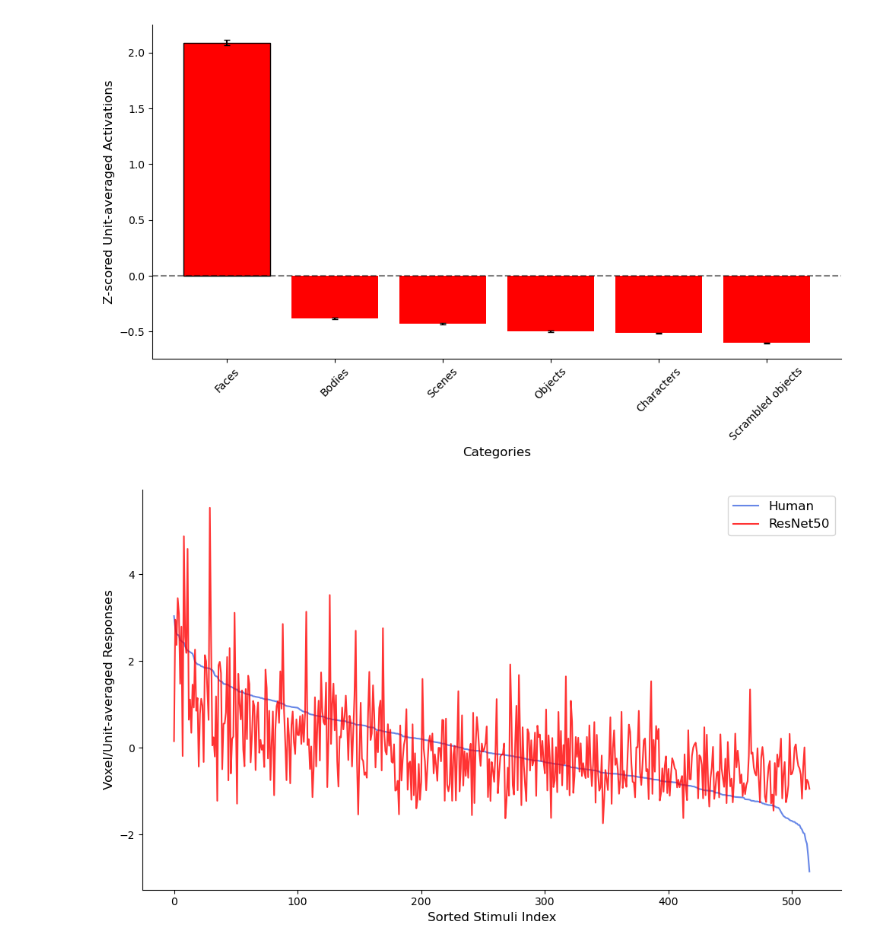
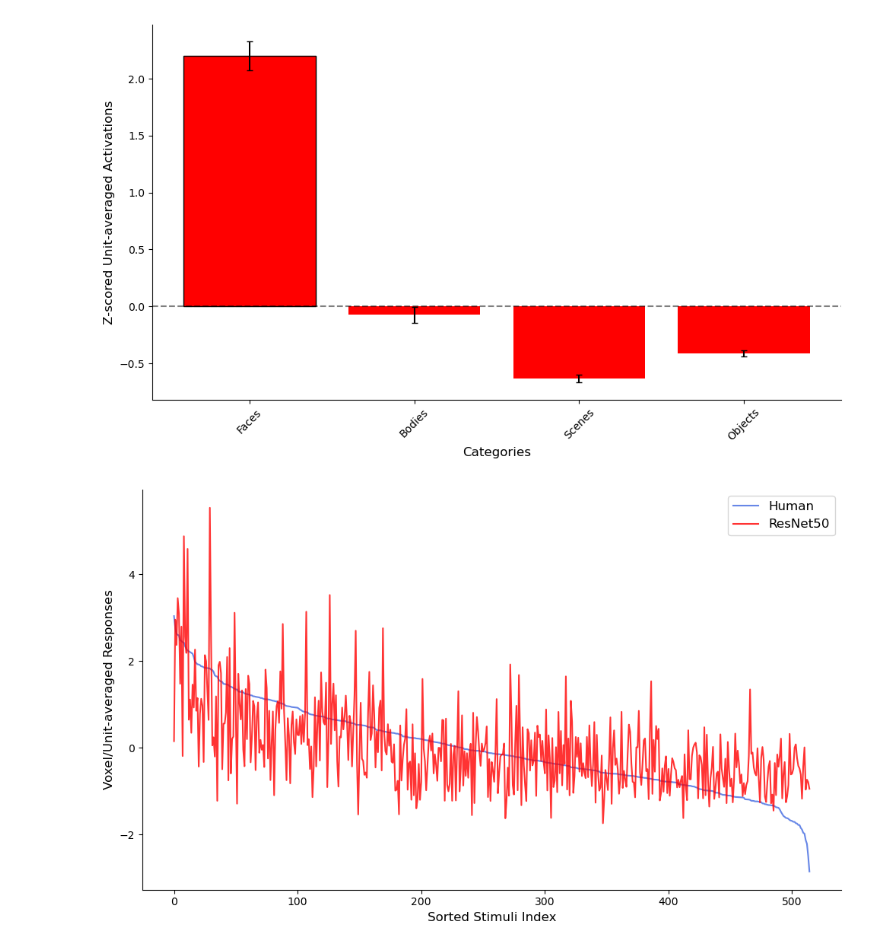
Before and after one commit to murtylab/comparing-category-selectivity, a Jupyter notebook: preprint/schematic.ipynb, the cells around one changed output. Drawn from its saved outputs; the diff is of its cells as text; code cells hidden in the pictures.

```diff
--- a/preprint/schematic.ipynb
+++ b/preprint/schematic.ipynb
@@ -44,4 +35,14 @@ gs_acts_univariate = {k: v.mean(axis=-1) for k, v in gs_acts.items()}
 # %%
+# Grill-Spector FBSOWSc
+gs_acts = model_utils.get_dataset_activations(
+    MODELS_DIR, GRILLSPECTOR_LOCALIZER_DIR, \
+    model, ma.get_froi_models_layers(froi, froi)[model.name],
+    dataset='localizer', localizer_type=model_localizer, \
+    froi=froi, tthreshold=tthreshold, \
+    froi_localizer=model_localizer, froi_localizer_dir=GRILLSPECTOR_LOCALIZER_DIR
+)
+gs_acts_univariate = {k: v.mean(axis=-1) for k, v in gs_acts.items()}
+
 # Prepare data for plotting with z-scoring
 categories = list(gs_acts_univariate.keys())
 
@@ -89,8 +90,67 @@ plt.tight_layout()
 
 plt.savefig(f'{plot_dir}/model_localization_contrast.pdf', dpi=300, bbox_inches='tight')
 # plt.show()
-# %% [output]
-[figure, removed]
+# %%
+# Konkle FBSO
+ko_acts = model_utils.get_dataset_activations(
+    MODELS_DIR, KONKLE_LOCALIZER_DIR, \
+    model, ma.get_froi_models_layers(froi, froi)[model.name],
+    dataset='localizer', localizer_type='konkle', \
+    froi=froi, tthreshold=tthreshold, \
+    froi_localizer=model_localizer, froi_localizer_dir=GRILLSPECTOR_LOCALIZER_DIR
+)
+ko_acts_univariate = {k: v.mean(axis=-1) for k, v in ko_acts.items()}
+
+# Prepare data for plotting with z-scoring
+categories = list(ko_acts_univariate.keys())
+
+# Reorder categories and rename 'places' to 'scenes'
+# category_mapping = {'places': 'scenes', 'scrambledobjects': 'scrambled objects'}
+# ordered_categories = ['faces', 'bodies', 'places', 'objects', 'characters', 'scrambledobjects']
+ordered_categories = ['faces', 'bodies', 'scenes', 'objects']
+# display_names = [category_mapping.get(cat, cat) for cat in ordered_categories]
+
+# Get all activations and compute overall mean and std for z-scoring
+all_vals = torch.cat([ko_acts_univariate[cat] for cat in categories])
+overall_mean = all_vals.mean().cpu().numpy()
+overall_std = all_vals.std().cpu().numpy()
+
+# Compute z-scored medians and SEMs for the ordered categories
+z_medians = [(torch.median(ko_acts_univariate[cat]).cpu().numpy() - overall_mean) / overall_std for cat in ordered_categories]
+z_sems = [(torch.std(ko_acts_univariate[cat]).cpu().numpy() / np.sqrt(len(ko_acts_univariate[cat]))) / overall_std for cat in ordered_categories]
+
+# Set up the plot
+plt.figure(figsize=(10, 6))
+bar_positions = np.arange(len(ordered_categories))
+# bars = plt.bar(bar_positions, z_medians, yerr=z_sems, capsize=3,
+#                color=['coral' if cat == pref_category else 'skyblue' for cat in ordered_categories])
+bars = plt.bar(bar_positions, z_medians, yerr=z_sems, capsize=3, color='red')
+
+# Highlight the preferred category
+for i, cat in enumerate(ordered_categories):
+    if cat == pref_category:
+        # bars[i].set_color('coral')
+        bars[i].set_color('red')
+        bars[i].set_edgecolor('black')
+        bars[i].set_linewidth(1)
+
+# Add horizontal line at z=0
+plt.axhline(y=0, color='black', linestyle='--', alpha=0.5)
+
+# Add labels and title
+# Remove top and right spines
+plt.gca().spines['top'].set_visible(False)
+plt.gca().spines['right'].set_visible(False)
+plt.xlabel('Categories', fontsize=12)
+plt.ylabel('Z-scored Unit-averaged Activations', fontsize=12)
+# plt.title(f'ResNet50 z-scored Univariate Responses of face-selective units', fontsize=14)
+plt.xticks(bar_positions, [cat.capitalize() for cat in ordered_categories], rotation=45)
+plt.tight_layout()
+
+plt.savefig(f'{plot_dir}/model_localization_contrast_konkle.pdf', dpi=300, bbox_inches='tight')
+# plt.show()
+# %% [output]
+[figure, added]
 # %%
 # Load a subject's data
 subject_data, _ = nsd.get_betas(
```
Also changed, not shown: parts of 12 cells of this notebook.
